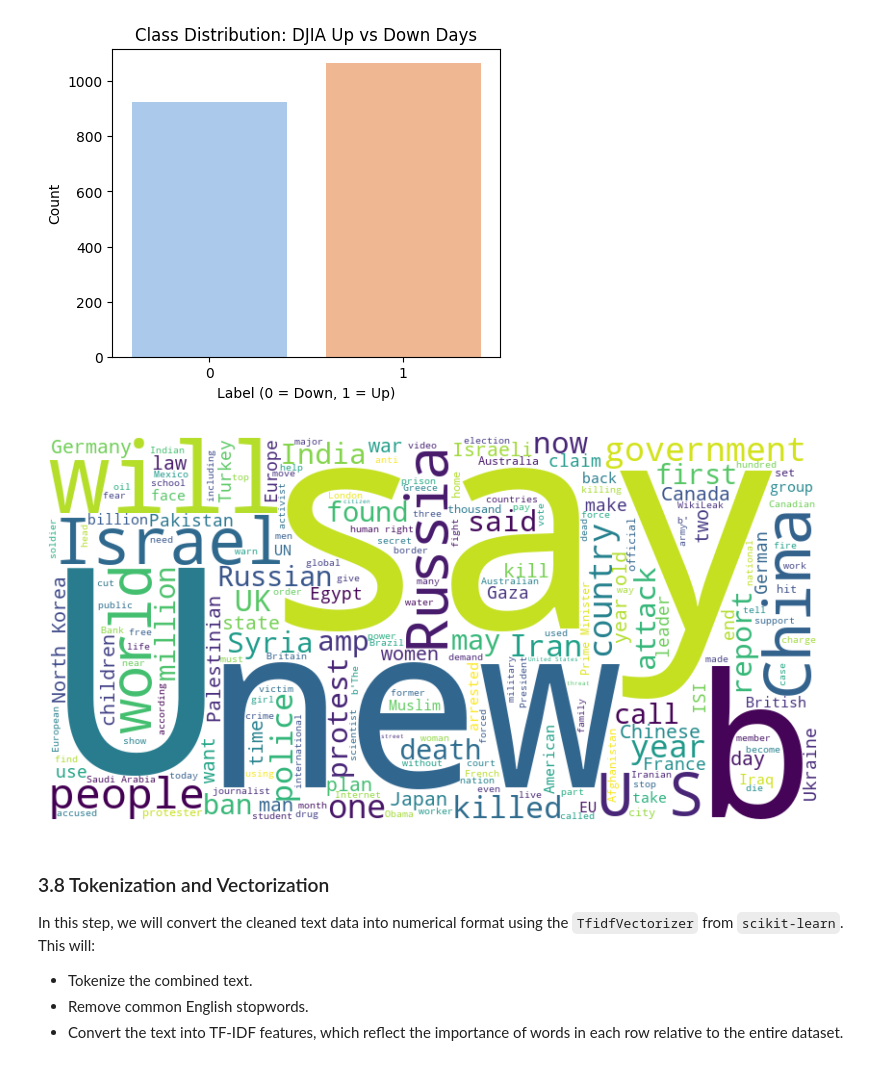
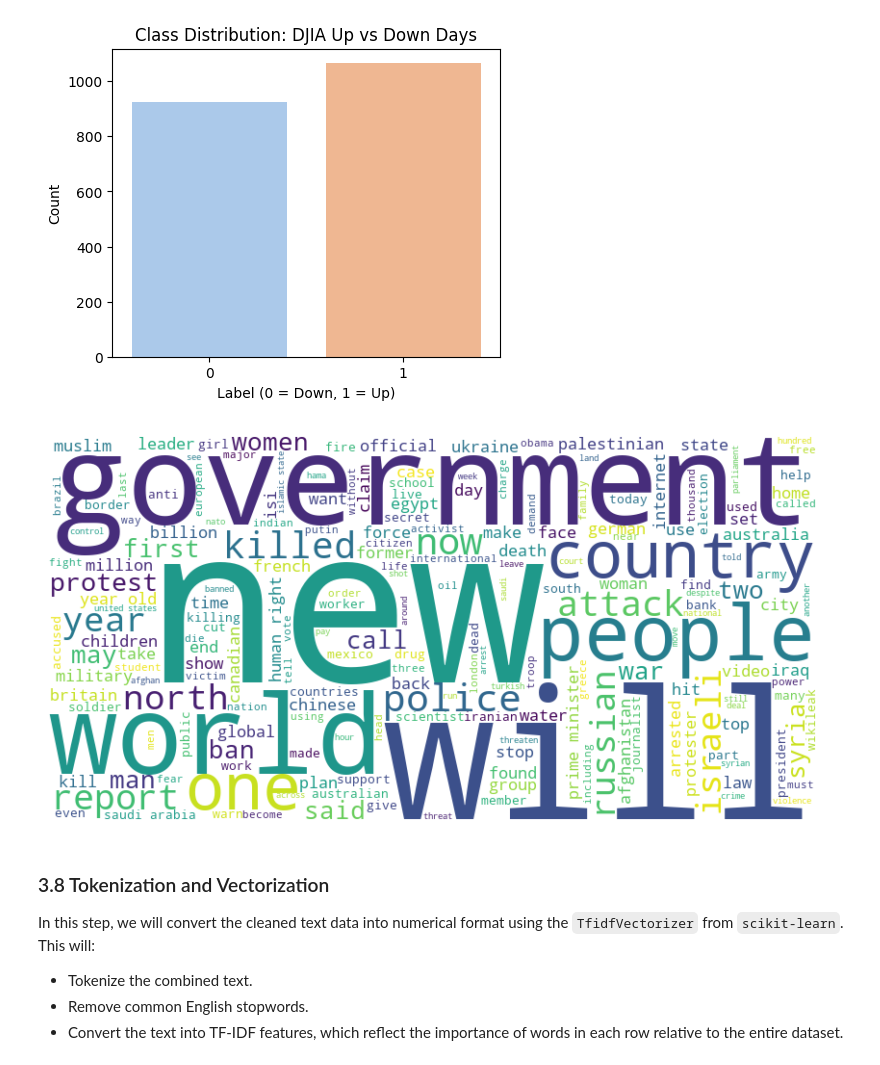
Before and after one commit to don4ye/SentimentPulse, a Jupyter notebook: SentimentPulse_StockPrediction.ipynb, the cells around one changed output. Saved outputs shown, nothing was run; the diff lists cells and outputs as text; code cells hidden in the pictures.

```diff
--- a/SentimentPulse_StockPrediction.ipynb
+++ b/SentimentPulse_StockPrediction.ipynb
@@ -201,23 +201,36 @@ plt.show()
 # %%
 from wordcloud import WordCloud
 import matplotlib.pyplot as plt
+import pandas as pd
+import re
 
-# Step 1: Combine all 25 headline columns into one text column
+# Load data
+df = pd.read_csv("Combined_News_DJIA.csv")
+
+# Combine all 25 headlines
 headline_cols = [f'Top{i}' for i in range(1, 26)]
 df['Combined_Headline'] = df[headline_cols].astype(str).apply(' '.join, axis=1)
 
-# Step 2: Generate the word cloud from combined headlines
-text = ' '.join(df['Combined_Headline'])
-wordcloud = WordCloud(width=800, height=400, background_color='white').generate(text)
+# Clean text and remove unwanted words
+text = ' '.join(df['Combined_Headline']).lower()
 
-# Step 3: Plot and save the word cloud
+# Remove irrelevant/country words
+remove_words = {'amp', 'u', 'b', 'say', 'says', 'china', 'russia', 'israel', 'uk', 'india', 'germany', 'japan',
+                'british', 'iran', 'canada', 'turkey', 'france', 'pakistan', 'korea', 'europe', 'american', 'gaza'}
+
+filtered_words = [word for word in re.findall(r'\b[a-z]{3,}\b', text) if word not in remove_words]
+filtered_text = ' '.join(filtered_words)
+
+# Generate and display WordCloud
+wordcloud = WordCloud(width=800, height=400, background_color='white').generate(filtered_text)
+
 plt.figure(figsize=(10, 5))
 plt.imshow(wordcloud, interpolation='bilinear')
 plt.axis('off')
-plt.savefig('wordcloud_all_headlines.png')
+plt.savefig('wordcloud_final_cleaned.png')
 plt.show()
 # %% [output]
-[figure, old version]
+[figure, new version]
 # %% [markdown]
 ### 3.8 Tokenization and Vectorization
 
```
Also changed, not shown: 4 other files.
